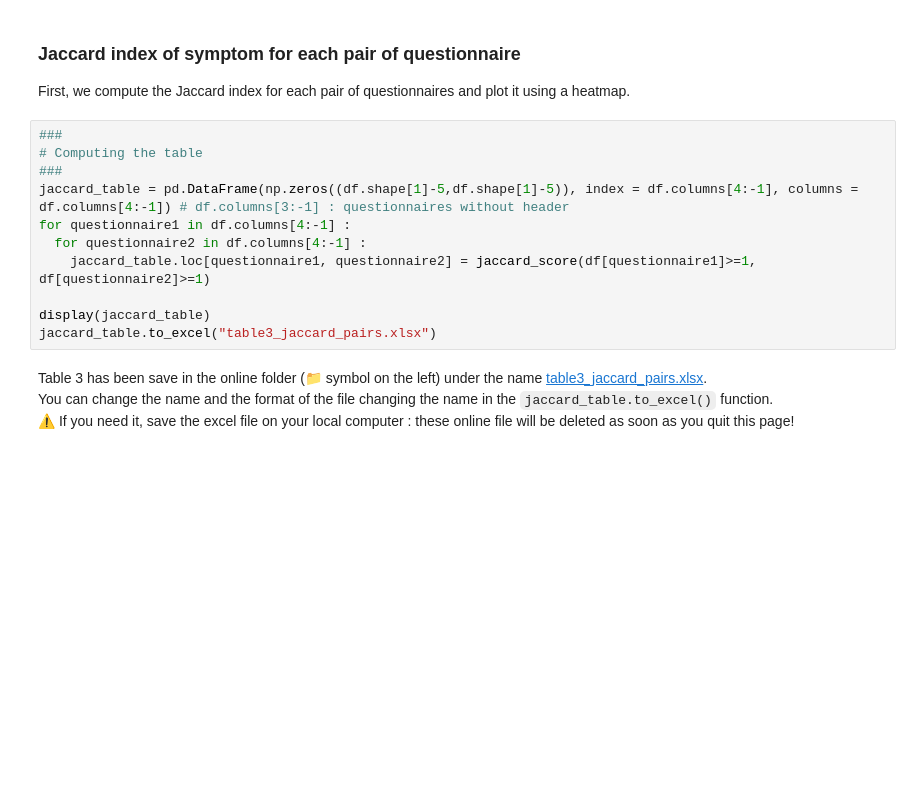
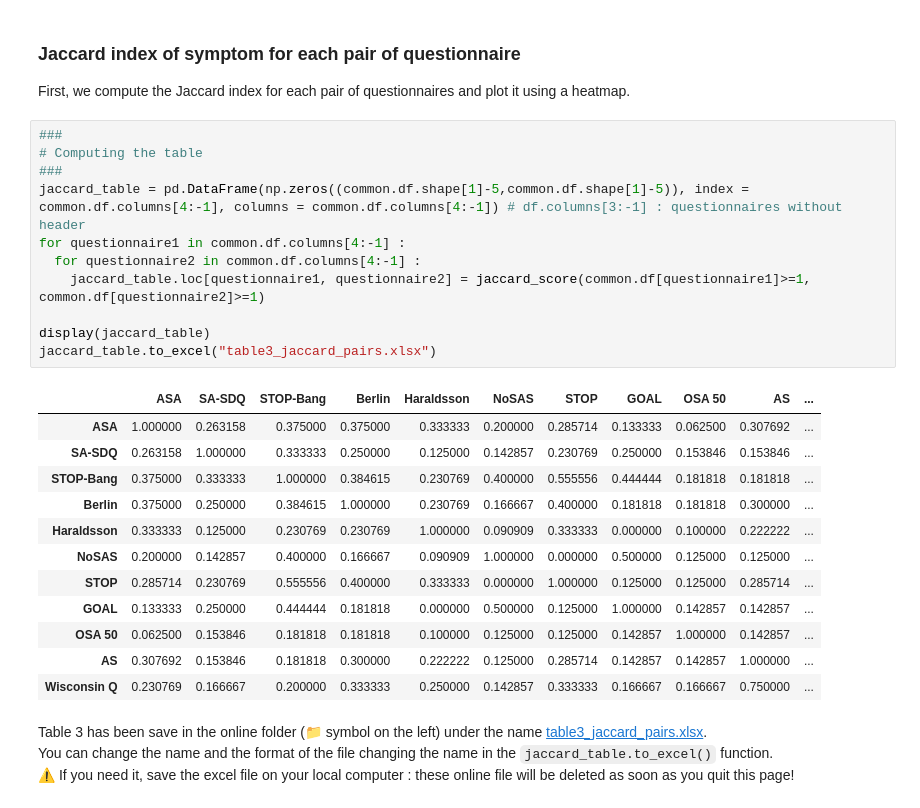
Before and after one commit to vvercasson/pdp_project, a Jupyter notebook: jupyter_notebook_generic_content_analysis.ipynb, the cells around one changed output. Saved outputs shown, nothing was run; the diff lists cells and outputs as text; blank space fills up the shorter version.

```diff
--- a/jupyter_notebook_generic_content_analysis.ipynb
+++ b/jupyter_notebook_generic_content_analysis.ipynb
@@ -213,14 +243,27 @@ First, we compute the Jaccard index for each pair of questionnaires and plot it
 # %%
 ###
 # Computing the table
 ###
-jaccard_table = pd.DataFrame(np.zeros((df.shape[1]-5,df.shape[1]-5)), index = df.columns[4:-1], columns = df.columns[4:-1]) # df.columns[3:-1] : questionnaires without header
-for questionnaire1 in df.columns[4:-1] :
-  for questionnaire2 in df.columns[4:-1] :
-    jaccard_table.loc[questionnaire1, questionnaire2] = jaccard_score(df[questionnaire1]>=1, df[questionnaire2]>=1)
+jaccard_table = pd.DataFrame(np.zeros((common.df.shape[1]-5,common.df.shape[1]-5)), index = common.df.columns[4:-1], columns = common.df.columns[4:-1]) # df.columns[3:-1] : questionnaires without header
+for questionnaire1 in common.df.columns[4:-1] :
+  for questionnaire2 in common.df.columns[4:-1] :
+    jaccard_table.loc[questionnaire1, questionnaire2] = jaccard_score(common.df[questionnaire1]>=1, common.df[questionnaire2]>=1)
 
 display(jaccard_table)
 jaccard_table.to_excel("table3_jaccard_pairs.xlsx")
+# %% [output]
+|  | ASA | SA-SDQ | STOP-Bang | Berlin | Haraldsson | NoSAS | STOP | GOAL | OSA 50 | AS | ... |
+| ASA | 1.000000 | 0.263158 | 0.375000 | 0.375000 | 0.333333 | 0.200000 | 0.285714 | 0.133333 | 0.062500 | 0.307692 | ... |
+| SA-SDQ | 0.263158 | 1.000000 | 0.333333 | 0.250000 | 0.125000 | 0.142857 | 0.230769 | 0.250000 | 0.153846 | 0.153846 | ... |
+| STOP-Bang | 0.375000 | 0.333333 | 1.000000 | 0.384615 | 0.230769 | 0.400000 | 0.555556 | 0.444444 | 0.181818 | 0.181818 | ... |
+| Berlin | 0.375000 | 0.250000 | 0.384615 | 1.000000 | 0.230769 | 0.166667 | 0.400000 | 0.181818 | 0.181818 | 0.300000 | ... |
+| Haraldsson | 0.333333 | 0.125000 | 0.230769 | 0.230769 | 1.000000 | 0.090909 | 0.333333 | 0.000000 | 0.100000 | 0.222222 | ... |
+| NoSAS | 0.200000 | 0.142857 | 0.400000 | 0.166667 | 0.090909 | 1.000000 | 0.000000 | 0.500000 | 0.125000 | 0.125000 | ... |
+| STOP | 0.285714 | 0.230769 | 0.555556 | 0.400000 | 0.333333 | 0.000000 | 1.000000 | 0.125000 | 0.125000 | 0.285714 | ... |
+| GOAL | 0.133333 | 0.250000 | 0.444444 | 0.181818 | 0.000000 | 0.500000 | 0.125000 | 1.000000 | 0.142857 | 0.142857 | ... |
+| OSA 50 | 0.062500 | 0.153846 | 0.181818 | 0.181818 | 0.100000 | 0.125000 | 0.125000 | 0.142857 | 1.000000 | 0.142857 | ... |
+| AS | 0.307692 | 0.153846 | 0.181818 | 0.300000 | 0.222222 | 0.125000 | 0.285714 | 0.142857 | 0.142857 | 1.000000 | ... |
+| Wisconsin Q | 0.230769 | 0.166667 | 0.200000 | 0.333333 | 0.250000 | 0.142857 | 0.333333 | 0.166667 | 0.166667 | 0.750000 | ... |
 # %% [markdown]
 Table 3 has been save in the online folder (📁 symbol on the left) under the name [table3_jaccard_pairs.xlsx](./table3_jaccard_pairs.xlsx). <br>You can change the name and the format of the file changing the name in the `jaccard_table.to_excel()` function.
 <br>⚠️ If you need it, save the excel file on your local computer : these online file will be deleted as soon as you quit this page!
```
Also changed, not shown: parts of 12 cells of this notebook, 1 other file.
